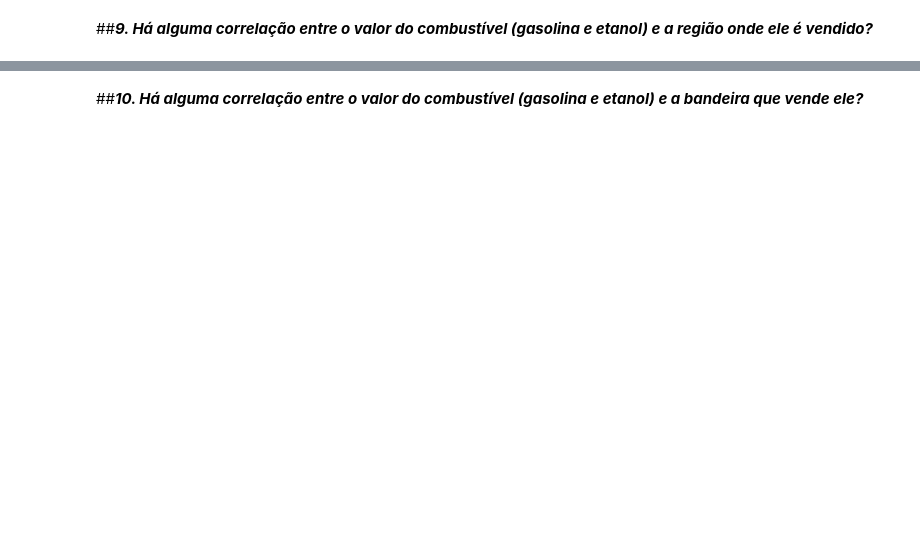
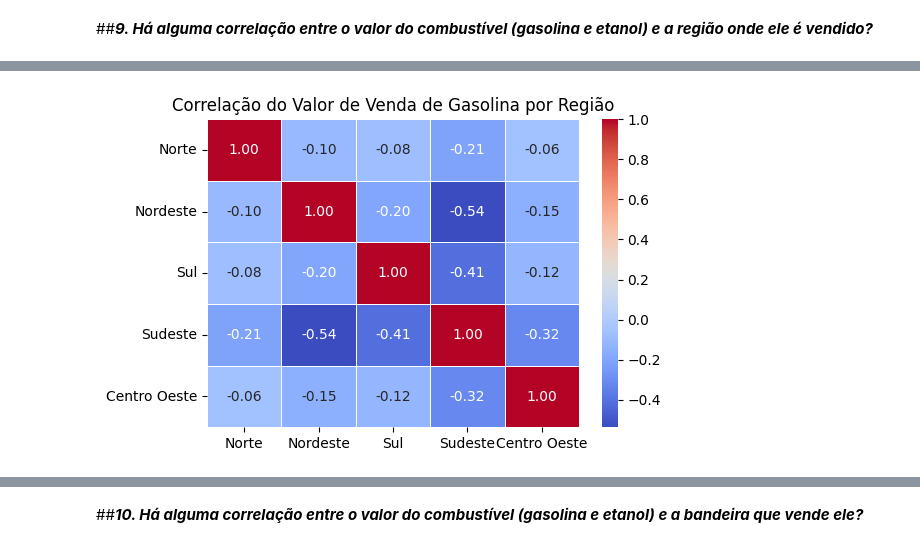
Before and after one commit to alsantosad/PROJECT-ROCKET, a Jupyter notebook: M4TRABALHO_EM_GRUPO.ipynb, the cells around one changed output, grey strips where cells are left out. Drawn from its saved outputs; the diff is of its cells as text; code cells hidden in the pictures; blank space fills up the shorter version.

```diff
--- a/M4TRABALHO_EM_GRUPO.ipynb
+++ b/M4TRABALHO_EM_GRUPO.ipynb
@@ -350,0 +521,20 @@ plt.show()
+# %%
+# Selecionando o etanol da região norte
+norte_etanol = dfproc.loc[(dfproc['Regiao - Sigla'] == 'N') & (dfproc['Produto'] == 'ETANOL'), 'Valor de Venda'].astype(float)
+
+# Selecionando o etanol da região nordeste
+nordeste_etanol = dfproc.loc[(dfproc['Regiao - Sigla'] == 'NE') & (dfproc['Produto'] == 'ETANOL'), 'Valor de Venda'].astype(float)
+
+# Selecionando o etanol da região Sul
+sul_etanol = dfproc.loc[(dfproc['Regiao - Sigla'] == 'S') & (dfproc['Produto'] == 'ETANOL'), 'Valor de Venda'].astype(float)
+
+# Selecionando o etanol da região Suldeste
+suldeste_etanol = dfproc.loc[(dfproc['Regiao - Sigla'] == 'SE') & (dfproc['Produto'] == 'ETANOL'), 'Valor de Venda'].astype(float)
+
+# Selecionando o etanol da região Centro Oeste
+co_etanol = dfproc.loc[(dfproc['Regiao - Sigla'] == 'CO') & (dfproc['Produto'] == 'ETANOL'), 'Valor de Venda'].astype(float)
+
+# Criando um Data frame com as informações filtradas
+etanol_dados_regiao = pd.DataFrame({'Norte':norte_etanol,'Nordeste':nordeste_etanol,'Sul':sul_etanol,'Sudeste':suldeste_etanol,'Centro Oeste':co_etanol})
+
+etanol_dados_regiao.fillna(0).corr()
@@ -350,0 +572,11 @@ plt.show()
+# %%
+# Preenchendo valores nulos com 0 e calculando a correlação
+correlation_matrix_etanol = etanol_dados_regiao.fillna(0).corr()
+
+# Criando o mapa de calor
+plt.figure(figsize=(6, 4))
+sns.heatmap(correlation_matrix_etanol, annot=True, cmap="coolwarm", fmt=".2f", linewidths=.5)
+plt.title('Correlação do Valor de Venda de Gasolina por Região')
+plt.show()
+# %% [output]
+[figure, added]
```
Also changed, not shown: parts of 67 cells of this notebook.
